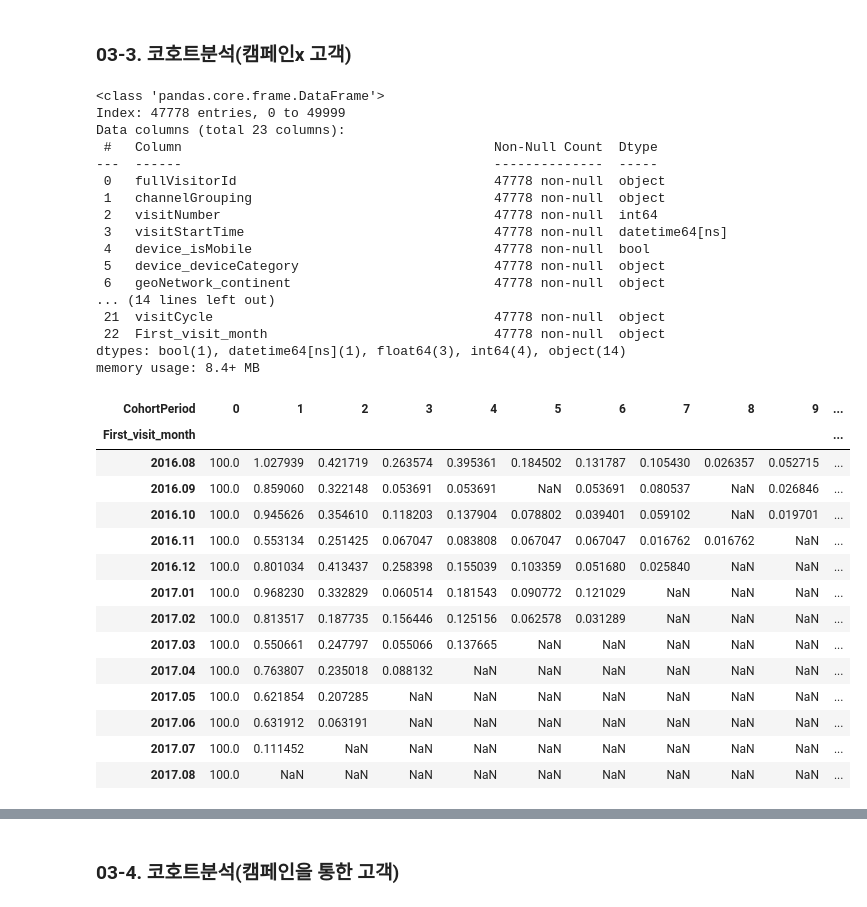
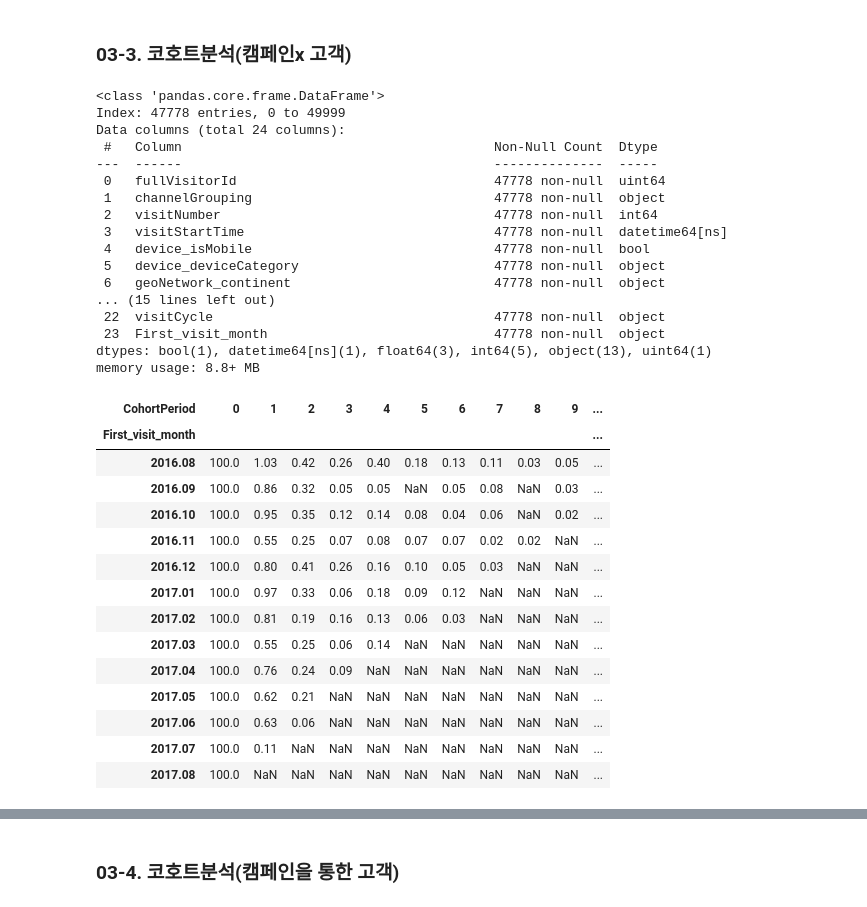
Before and after one commit to eju1019/ipark, a Jupyter notebook: retention_minheechoi.ipynb, the cells around one changed output, grey strips where cells are left out. Drawn from its saved outputs; the diff is of its cells as text; code cells hidden in the pictures.

```diff
--- a/retention_minheechoi.ipynb
+++ b/retention_minheechoi.ipynb
@@ -89,16 +89,20 @@ memory usage: 7.3+ MB
 # %% [markdown]
 ### 01. 데이터 타입변환
 # %%
+'''
 # 문자열로
 df3['fullVisitorId']=df3['fullVisitorId'].astype(str)
 # 날짜로
-df3['visitStartTime']=pd.to_datetime(df3['visitStartTime'],unit='s')
+df3['visitStartTime']=pd.to_datetime(df3['visitStartTime'], unit='s')
 # 숫자로(float -> int변환이 안돼서 일단 그대로 둠)
 df3['totals_visits']=pd.to_numeric(df3['totals_visits'])
 df3['totals_hits']=pd.to_numeric(df3['totals_hits'])
 df3['totals_pageviews']=pd.to_numeric(df3['totals_pageviews'])
 df3['totals_newVisits']=pd.to_numeric(df3['totals_newVisits'])
 df3['totals_transactionRevenue']=pd.to_numeric(df3['totals_transactionRevenue'])
+'''
+
+df3['visitStartTime']=pd.to_datetime(df3['visitStartTime'])
 # %% [markdown]
 ### 02. 인코딩
 - trafficSource_campaign_en 컬럼 생성: 1이면 캠페인을 통해, 0이면 캠페인을 통하지않음
@@ -116,7 +120,16 @@ df3['trafficSource_campaign_en'] = df3['trafficSource_campaign'].apply(get_cam)
 
 # totals_transactionRevenue 인코딩(nan -> 0)
 df3['totals_transactionRevenue'].fillna(0, inplace=True)
-df3['totals_transactionRevenue']=np.power(df3['totals_transactionRevenue'],1/6).round(2)
+#df3['totals_transactionRevenue']=np.power(df3['totals_transactionRevenue'],1/6).round(2)
+
+# totals_transactionRevenue_en 컬럼생성
+def get_revenue(x):
+    if x == 0:
+        return 0
+    else:
+        return 1
+
+df3['totals_transactionRevenue_en'] = df3['totals_transactionRevenue'].apply(get_revenue)
 
 # null -> 0으로
 df3['totals_newVisits'].fillna(0, inplace=True)
@@ -284,56 +334,56 @@ df5.info()
 # %% [output]
 <class 'pandas.core.frame.DataFrame'>
 Index: 47778 entries, 0 to 49999
-Data columns (total 23 columns):
+Data columns (total 24 columns):
  #   Column                                        Non-Null Count  Dtype
 ---  ------                                        --------------  -----
- 0   fullVisitorId                                 47778 non-null  object
+ 0   fullVisitorId                                 47778 non-null  uint64
  1   channelGrouping                               47778 non-null  object
  2   visitNumber                                   47778 non-null  int64
  3   visitStartTime                                47778 non-null  datetime64[ns]
  4   device_isMobile                               47778 non-null  bool
  5   device_deviceCategory                         47778 non-null  object
  6   geoNetwork_continent                          47778 non-null  object
-... (14 lines left out)
- 21  visitCycle                                    47778 non-null  object
- 22  First_visit_month                             47778 non-null  object
-dtypes: bool(1), datetime64[ns](1), float64(3), int64(4), object(14)
-memory usage: 8.4+ MB
+... (15 lines left out)
+ 22  visitCycle                                    47778 non-null  object
+ 23  First_visit_month                             47778 non-null  object
+dtypes: bool(1), datetime64[ns](1), float64(3), int64(5), object(13), uint64(1)
+memory usage: 8.8+ MB
 # %%
 co3 = df5.groupby(['First_visit_month', 'visitCycle'])['fullVisitorId'].nunique()
 co3 = co3.reset_index()
 
 from ipypb import ipb
 temp3=[]
 
 for i in ipb(range(co3.shape[0])):
     f_first_visit3 = pd.to_datetime(co3.First_visit_month[i]).to_period('M')
     f_visit_cycle3 = pd.to_datetime(co3.visitCycle[i]).to_period('M')
 
     month_diff3 = (f_visit_cycle3 - f_first_visit3).n
     temp3.append(month_diff3)
 
 co3['CohortPeriod'] = temp3
 
 co_retention3 = co3.set_index(['First_visit_month', 'CohortPeriod'])
 co_retention3 = co_retention3['fullVisitorId'].unstack(1)
 retention3 = co_retention3.div(co_retention3[0], axis=0)
 
 retention3 = retention3 * 100
-retention3
+retention3.round(2)
 # %% [output]
 | CohortPeriod | 0 | 1 | 2 | 3 | 4 | 5 | 6 | 7 | 8 | 9 | ... |
 | First_visit_month |  |  |  |  |  |  |  |  |  |  | ... |
-| 2016.08 | 100.0 | 1.027939 | 0.421719 | 0.263574 | 0.395361 | 0.184502 | 0.131787 | 0.105430 | 0.026357 | 0.052715 | ... |
-| 2016.09 | 100.0 | 0.859060 | 0.322148 | 0.053691 | 0.053691 | NaN | 0.053691 | 0.080537 | NaN | 0.026846 | ... |
-| 2016.10 | 100.0 | 0.945626 | 0.354610 | 0.118203 | 0.137904 | 0.078802 | 0.039401 | 0.059102 | NaN | 0.019701 | ... |
-| 2016.11 | 100.0 | 0.553134 | 0.251425 | 0.067047 | 0.083808 | 0.067047 | 0.067047 | 0.016762 | 0.016762 | NaN | ... |
-| 2016.12 | 100.0 | 0.801034 | 0.413437 | 0.258398 | 0.155039 | 0.103359 | 0.051680 | 0.025840 | NaN | NaN | ... |
-| 2017.01 | 100.0 | 0.968230 | 0.332829 | 0.060514 | 0.181543 | 0.090772 | 0.121029 | NaN | NaN | NaN | ... |
-| 2017.02 | 100.0 | 0.813517 | 0.187735 | 0.156446 | 0.125156 | 0.062578 | 0.031289 | NaN | NaN | NaN | ... |
-| 2017.03 | 100.0 | 0.550661 | 0.247797 | 0.055066 | 0.137665 | NaN | NaN | NaN | NaN | NaN | ... |
-| 2017.04 | 100.0 | 0.763807 | 0.235018 | 0.088132 | NaN | NaN | NaN | NaN | NaN | NaN | ... |
-| 2017.05 | 100.0 | 0.621854 | 0.207285 | NaN | NaN | NaN | NaN | NaN | NaN | NaN | ... |
-| 2017.06 | 100.0 | 0.631912 | 0.063191 | NaN | NaN | NaN | NaN | NaN | NaN | NaN | ... |
-| 2017.07 | 100.0 | 0.111452 | NaN | NaN | NaN | NaN | NaN | NaN | NaN | NaN | ... |
+| 2016.08 | 100.0 | 1.03 | 0.42 | 0.26 | 0.40 | 0.18 | 0.13 | 0.11 | 0.03 | 0.05 | ... |
+| 2016.09 | 100.0 | 0.86 | 0.32 | 0.05 | 0.05 | NaN | 0.05 | 0.08 | NaN | 0.03 | ... |
+| 2016.10 | 100.0 | 0.95 | 0.35 | 0.12 | 0.14 | 0.08 | 0.04 | 0.06 | NaN | 0.02 | ... |
+| 2016.11 | 100.0 | 0.55 | 0.25 | 0.07 | 0.08 | 0.07 | 0.07 | 0.02 | 0.02 | NaN | ... |
+| 2016.12 | 100.0 | 0.80 | 0.41 | 0.26 | 0.16 | 0.10 | 0.05 | 0.03 | NaN | NaN | ... |
+| 2017.01 | 100.0 | 0.97 | 0.33 | 0.06 | 0.18 | 0.09 | 0.12 | NaN | NaN | NaN | ... |
+| 2017.02 | 100.0 | 0.81 | 0.19 | 0.16 | 0.13 | 0.06 | 0.03 | NaN | NaN | NaN | ... |
+| 2017.03 | 100.0 | 0.55 | 0.25 | 0.06 | 0.14 | NaN | NaN | NaN | NaN | NaN | ... |
+| 2017.04 | 100.0 | 0.76 | 0.24 | 0.09 | NaN | NaN | NaN | NaN | NaN | NaN | ... |
+| 2017.05 | 100.0 | 0.62 | 0.21 | NaN | NaN | NaN | NaN | NaN | NaN | NaN | ... |
+| 2017.06 | 100.0 | 0.63 | 0.06 | NaN | NaN | NaN | NaN | NaN | NaN | NaN | ... |
+| 2017.07 | 100.0 | 0.11 | NaN | NaN | NaN | NaN | NaN | NaN | NaN | NaN | ... |
 | 2017.08 | 100.0 | NaN | NaN | NaN | NaN | NaN | NaN | NaN | NaN | NaN | ... |
```
Also changed, not shown: parts of 21 cells of this notebook.
